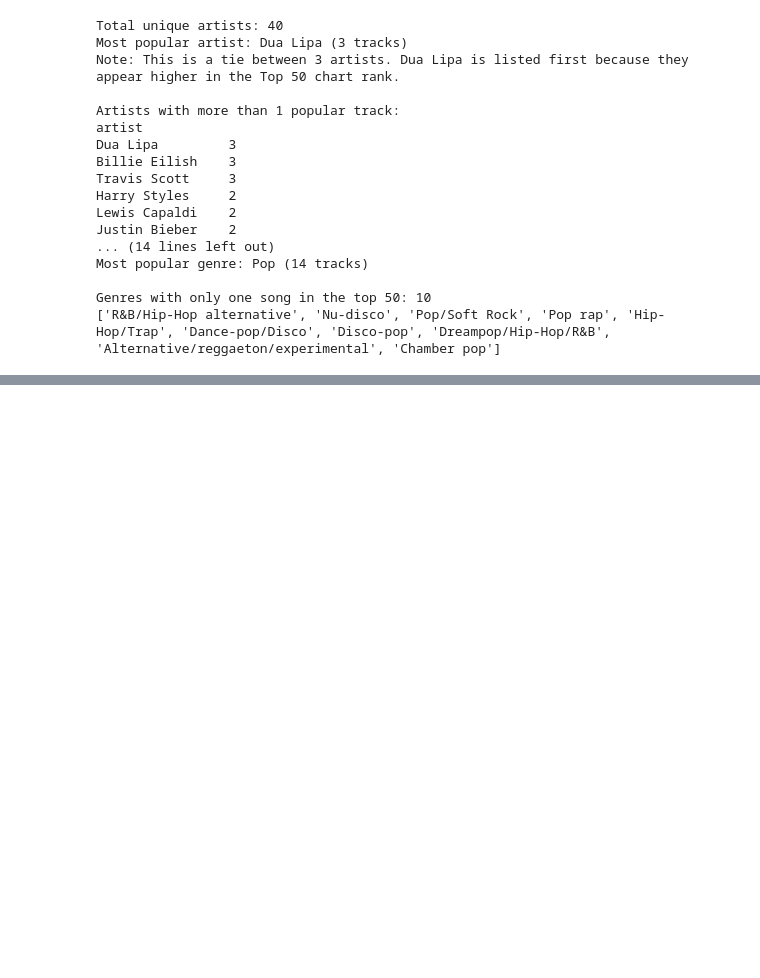
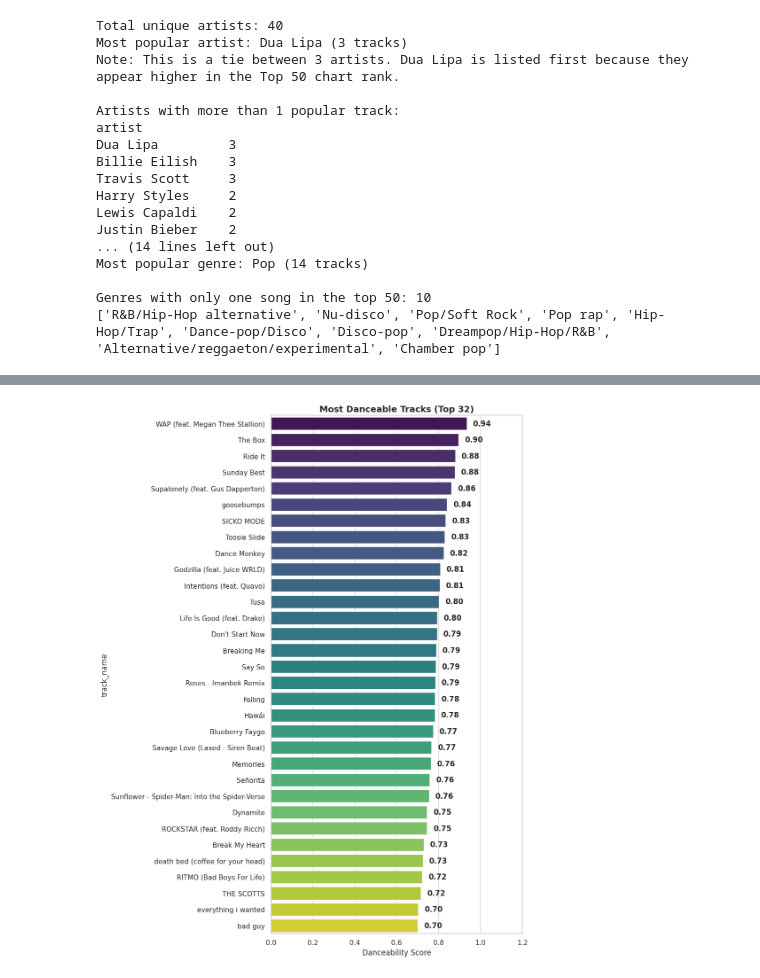
Before and after one commit to joeycocianci/L4-Data-Analytics_S2_Python-Spotify-Analysis, a Jupyter notebook: spotify_analysis.ipynb, the cells around one changed output, grey strips where cells are left out. Drawn from its saved outputs; the diff is of its cells as text; code cells hidden in the pictures; blank space fills up the shorter version.

```diff
--- a/spotify_analysis.ipynb
+++ b/spotify_analysis.ipynb
@@ -401,0 +443,97 @@ Shortest Track: Mood (feat. iann dior) by 24kGoldn (2:20)
+# %%
+# --- PHASE 3: EXPLORATORY DATA ANALYSIS (EDA) ---
+import matplotlib.pyplot as plt
+import seaborn as sns
+import warnings
+
+# --- INSIGHT BLOCK 3: PERFORMANCE METRICS (REFINED VISUALS) ---
+
+# This line hides any remaining non-critical warnings for a cleaner presentation
+warnings.filterwarnings('ignore', category=FutureWarning)
+
+sns.set_theme(style="whitegrid")
+
+# 1. Danceability Analysis
+high_dance = df[df['danceability'] > 0.7].sort_values(by='danceability', ascending=False)
+
+if not high_dance.empty:
+    d_height = max(4, len(high_dance) * 0.4)
+    plt.figure(figsize=(10, d_height))
+
+    # Fix: Added hue='track_name' and legend=False to satisfy the new library rules
+    ax = sns.barplot(x='danceability', y='track_name', data=high_dance,
+                     hue='track_name', palette='viridis', legend=False)
+
+    for i in ax.containers:
+        ax.bar_label(i, fmt='%.2f', padding=10, fontweight='bold')
+
+    plt.title(f'Most Danceable Tracks (Top {len(high_dance)})', fontsize=14, fontweight='bold')
+    plt.xlabel('Danceability Score')
+    plt.xlim(0, 1.2)
+    plt.tight_layout()
+    plt.show()
+
+print("-" * 30)
+
+# 2. Loudness Analysis (Loudest)
+loud_tracks = df[df['loudness'] > -5].sort_values(by='loudness', ascending=False)
+
+if not loud_tracks.empty:
+    l_height = max(4, len(loud_tracks) * 0.4)
+    plt.figure(figsize=(10, l_height))
+
+    ax = sns.barplot(x='loudness', y='track_name', data=loud_tracks,
+                     hue='track_name', palette='magma', legend=False)
+
+    for p in ax.patches:
+        width = p.get_width()
+        ax.annotate(f'{width:.1f} dB',
+                    (0, p.get_y() + p.get_height() / 2),
+                    xytext=(5, 0),
+                    textcoords='offset points',
+                    va='center', fontweight='bold')
+
+    plt.title('Loudest Tracks (Directly Labeled)', fontsize=14, fontweight='bold')
+    plt.xlabel('Loudness (dB)')
+    plt.xlim(df['loudness'].min() - 2, 2)
+    plt.tight_layout()
+    plt.show()
+
+print("-" * 30)
+
+# 3. Quietness Analysis
+quiet_tracks = df[df['loudness'] < -8].sort_values(by='loudness', ascending=True)
+
+if not quiet_tracks.empty:
+    q_height = max(4, len(quiet_tracks) * 0.4)
+    plt.figure(figsize=(10, q_height))
+
+    ax = sns.barplot(x='loudness', y='track_name', data=quiet_tracks,
+                     hue='track_name', palette='mako', legend=False)
+
+    for p in ax.patches:
+        width = p.get_width()
+        ax.annotate(f'{width:.1f} dB',
+                    (0, p.get_y() + p.get_height() / 2),
+                    xytext=(5, 0),
+                    textcoords='offset points',
+                    va='center', fontweight='bold')
+
+    plt.title('Quietest Tracks (Directly Labeled)', fontsize=14, fontweight='bold')
+    plt.xlabel('Loudness (dB)')
+    plt.xlim(df['loudness'].min() - 2, 2)
+    plt.tight_layout()
+    plt.show()
+
+print("-" * 30)
+
+# 4. Final Summary: Duration
+longest_track = df.loc[df['duration_ms'].idxmax()]
+shortest_track = df.loc[df['duration_ms'].idxmin()]
+l_min, l_sec = divmod(longest_track['duration_ms'] // 1000, 60)
+s_min, s_sec = divmod(shortest_track['duration_ms'] // 1000, 60)
+
+print(f"Longest Track: {longest_track['track_name']} ({l_min}:{l_sec:02d})")
+print(f"Shortest Track: {shortest_track['track_name']} ({s_min}:{s_sec:02d})")
+# %% [output]
+[figure, added]
```
Also changed, not shown: parts of 17 cells of this notebook.
